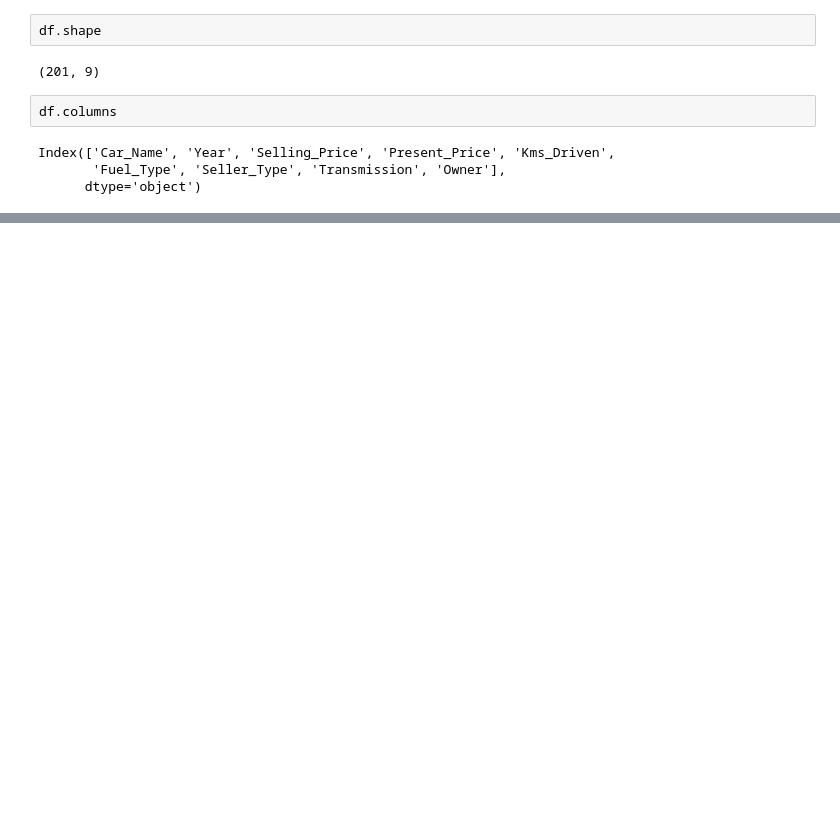
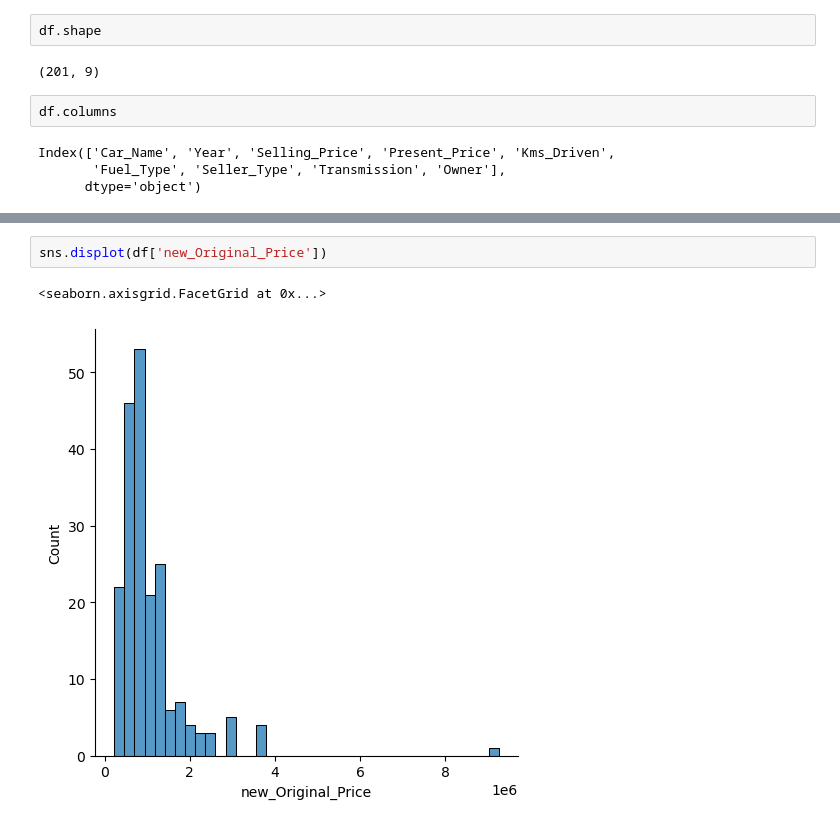
Before and after one commit to nilaykarade/pcce-workshop, a Jupyter notebook: 1 Car data analysis.ipynb, the cells around one changed output, grey strips where cells are left out. Drawn from its saved outputs; the diff is of its cells as text; blank space fills up the shorter version.

```diff
--- a/1 Car data analysis.ipynb
+++ b/1 Car data analysis.ipynb
@@ -55,0 +232,5 @@ df.describe()
+# %%
+sns.displot(df['new_Original_Price'])
+# %% [output]
+<seaborn.axisgrid.FacetGrid at 0x...>
+[figure, added]
```
Also changed, not shown: parts of 32 cells of this notebook.
